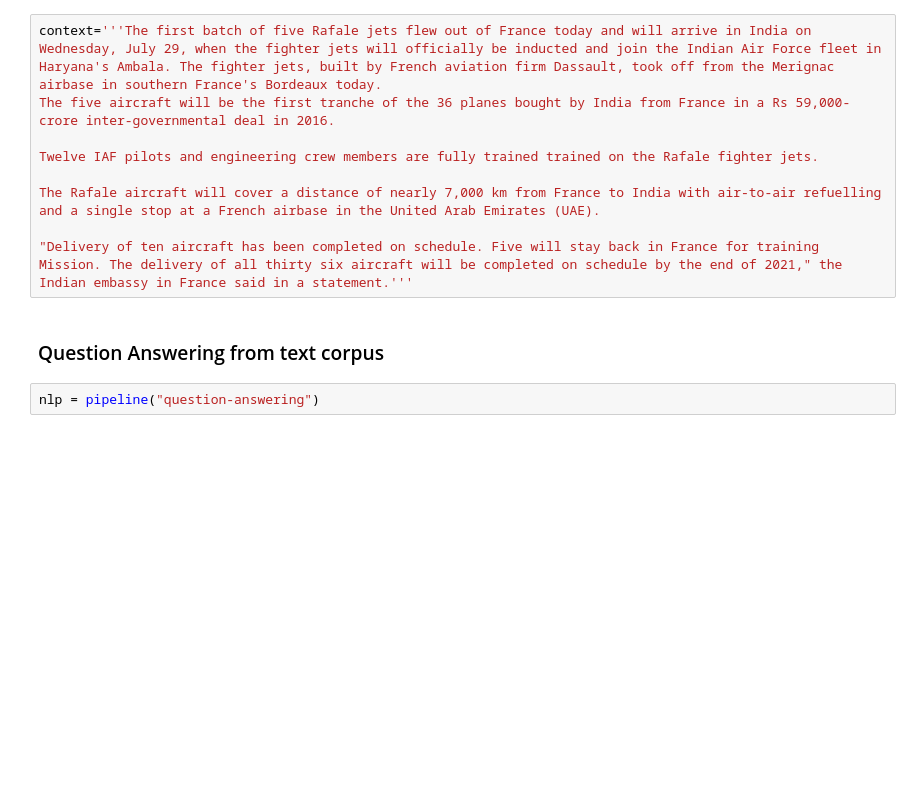
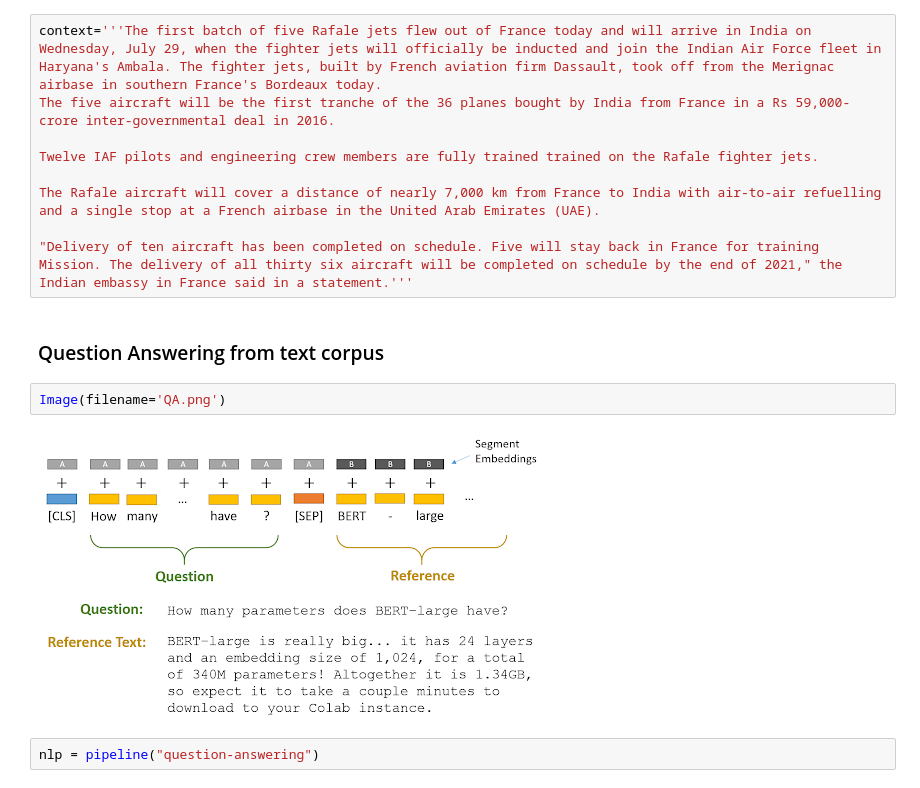
Before and after one commit to RushiSoni/BERT_NLP, a Jupyter notebook: Pretrain_BERT_QA_and_Summary_generation.ipynb, the cells around one changed output. Cells and saved outputs as stored; diff of their text form; blank space fills up the shorter version.

```diff
--- a/Pretrain_BERT_QA_and_Summary_generation.ipynb
+++ b/Pretrain_BERT_QA_and_Summary_generation.ipynb
@@ -13,6 +14,10 @@ The Rafale aircraft will cover a distance of nearly 7,000 km from France to Indi
 "Delivery of ten aircraft has been completed on schedule. Five will stay back in France for training Mission. The delivery of all thirty six aircraft will be completed on schedule by the end of 2021," the Indian embassy in France said in a statement.'''
 # %% [markdown]
 ### Question Answering from text corpus
+# %%
+Image(filename='QA.png')
+# %% [output]
+[figure, added]
 # %%
 nlp = pipeline("question-answering")
 # %% [output]
```
Also changed, not shown: parts of 8 cells of this notebook, 2 other files.
